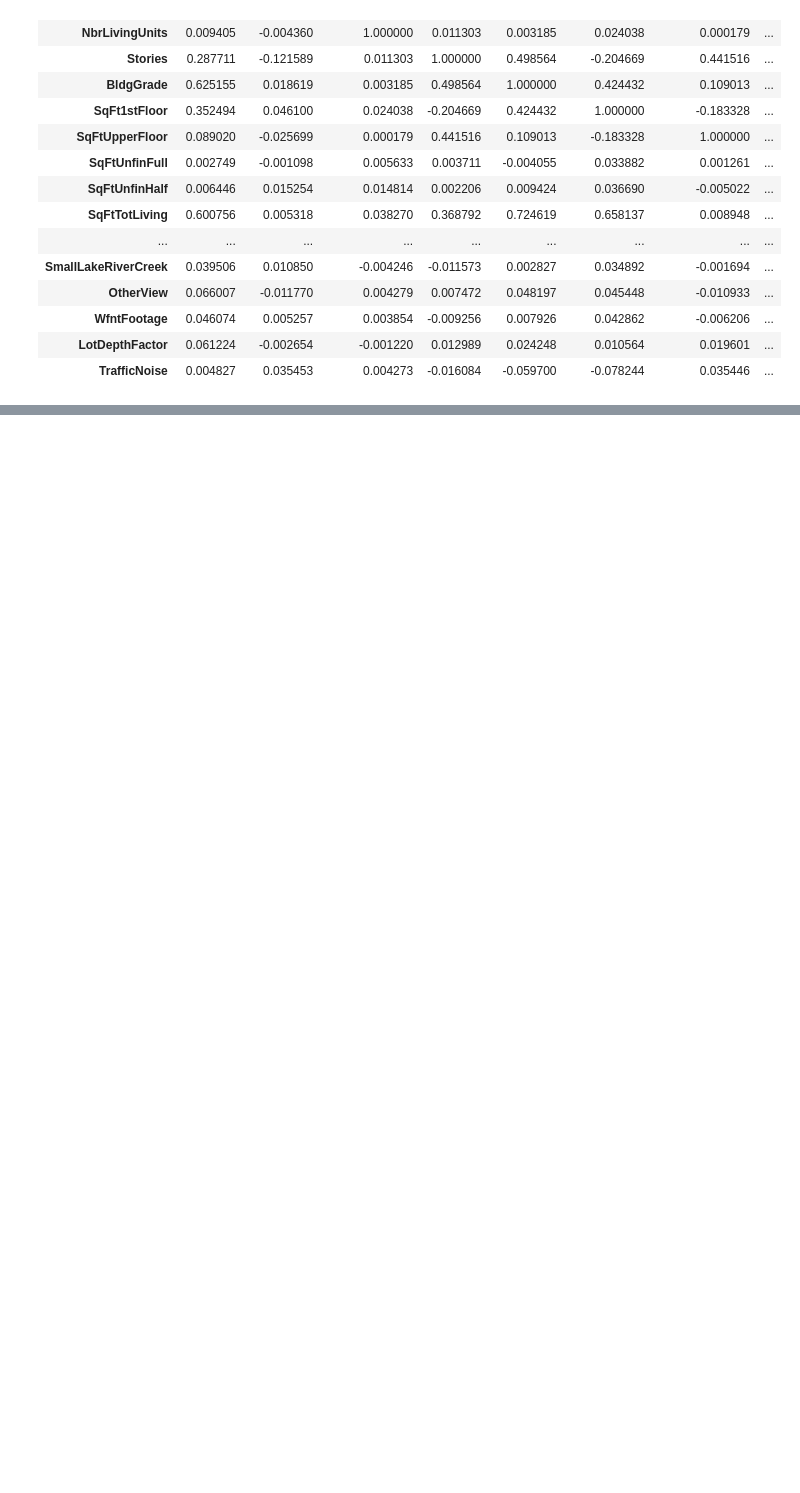
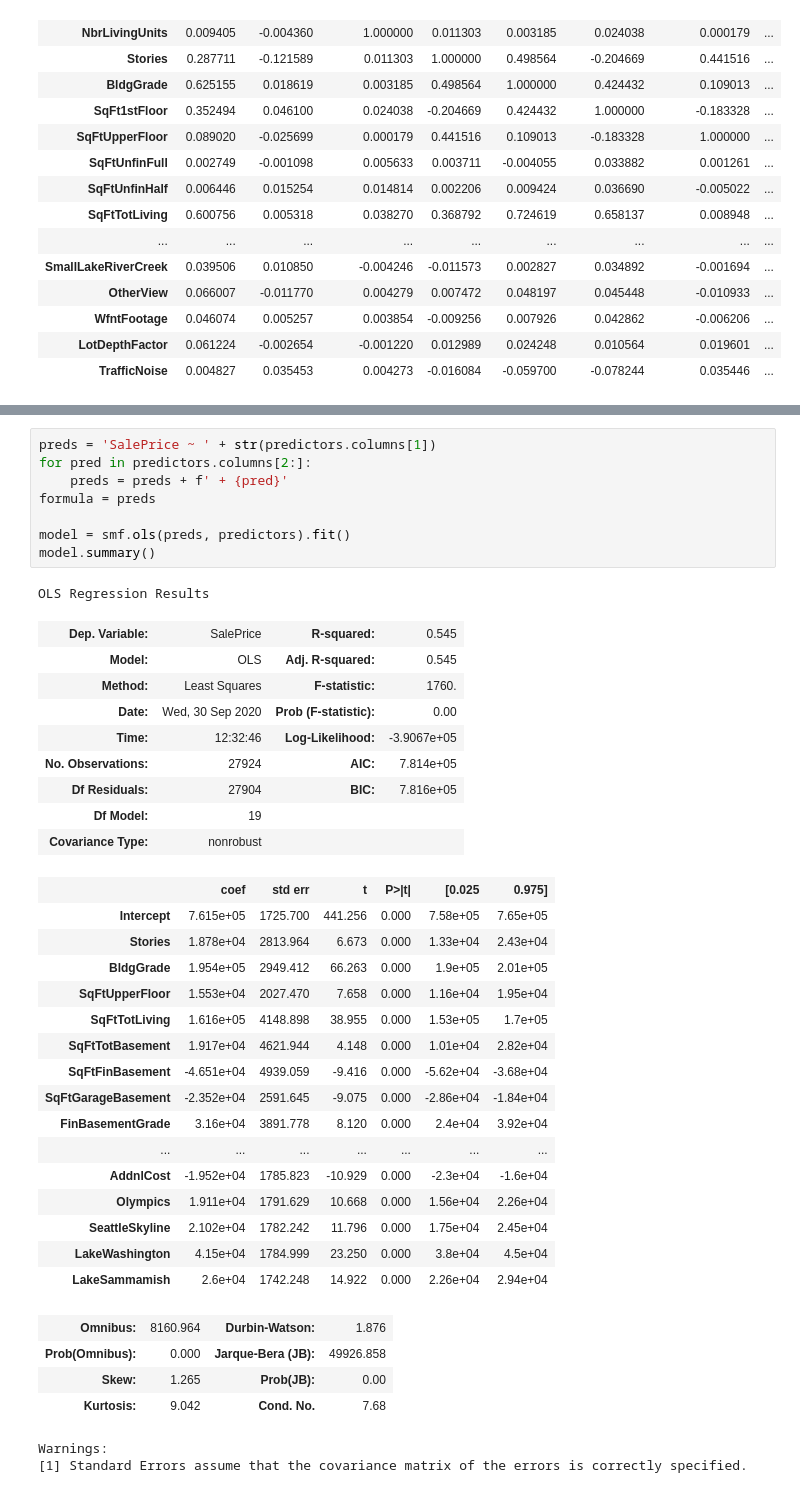
Before and after one commit to Jaccomando/phase_2_project_chicago-sf-seattle-ds-082420, a Jupyter notebook: exploratory/matt_model_testing.ipynb, the cells around one changed output, grey strips where cells are left out. Drawn from its saved outputs; the diff is of its cells as text; blank space fills up the shorter version.

```diff
--- a/exploratory/matt_model_testing.ipynb
+++ b/exploratory/matt_model_testing.ipynb
@@ -82,0 +148,41 @@ ordinal_features.corr()
+# %%
+preds = 'SalePrice ~ ' + str(predictors.columns[1])
+for pred in predictors.columns[2:]:
+    preds = preds + f' + {pred}'
+formula = preds
+
+model = smf.ols(preds, predictors).fit()
+model.summary()
+# %% [output]
+OLS Regression Results
+| Dep. Variable: | SalePrice | R-squared: | 0.545 |
+| Model: | OLS | Adj. R-squared: | 0.545 |
+| Method: | Least Squares | F-statistic: | 1760. |
+| Date: | Wed, 30 Sep 2020 | Prob (F-statistic): | 0.00 |
+| Time: | 12:32:46 | Log-Likelihood: | -3.9067e+05 |
+| No. Observations: | 27924 | AIC: | 7.814e+05 |
+| Df Residuals: | 27904 | BIC: | 7.816e+05 |
+| Df Model: | 19 |  |  |
+| Covariance Type: | nonrobust |  |  |
+|  | coef | std err | t | P>|t| | [0.025 | 0.975] |
+| Intercept | 7.615e+05 | 1725.700 | 441.256 | 0.000 | 7.58e+05 | 7.65e+05 |
+| Stories | 1.878e+04 | 2813.964 | 6.673 | 0.000 | 1.33e+04 | 2.43e+04 |
+| BldgGrade | 1.954e+05 | 2949.412 | 66.263 | 0.000 | 1.9e+05 | 2.01e+05 |
+| SqFtUpperFloor | 1.553e+04 | 2027.470 | 7.658 | 0.000 | 1.16e+04 | 1.95e+04 |
+| SqFtTotLiving | 1.616e+05 | 4148.898 | 38.955 | 0.000 | 1.53e+05 | 1.7e+05 |
+| SqFtTotBasement | 1.917e+04 | 4621.944 | 4.148 | 0.000 | 1.01e+04 | 2.82e+04 |
+| SqFtFinBasement | -4.651e+04 | 4939.059 | -9.416 | 0.000 | -5.62e+04 | -3.68e+04 |
+| SqFtGarageBasement | -2.352e+04 | 2591.645 | -9.075 | 0.000 | -2.86e+04 | -1.84e+04 |
+| FinBasementGrade | 3.16e+04 | 3891.778 | 8.120 | 0.000 | 2.4e+04 | 3.92e+04 |
+| ... | ... | ... | ... | ... | ... | ... |
+| AddnlCost | -1.952e+04 | 1785.823 | -10.929 | 0.000 | -2.3e+04 | -1.6e+04 |
+| Olympics | 1.911e+04 | 1791.629 | 10.668 | 0.000 | 1.56e+04 | 2.26e+04 |
+| SeattleSkyline | 2.102e+04 | 1782.242 | 11.796 | 0.000 | 1.75e+04 | 2.45e+04 |
+| LakeWashington | 4.15e+04 | 1784.999 | 23.250 | 0.000 | 3.8e+04 | 4.5e+04 |
+| LakeSammamish | 2.6e+04 | 1742.248 | 14.922 | 0.000 | 2.26e+04 | 2.94e+04 |
+| Omnibus: | 8160.964 | Durbin-Watson: | 1.876 |
+| Prob(Omnibus): | 0.000 | Jarque-Bera (JB): | 49926.858 |
+| Skew: | 1.265 | Prob(JB): | 0.00 |
+| Kurtosis: | 9.042 | Cond. No. | 7.68 |
+Warnings:
+[1] Standard Errors assume that the covariance matrix of the errors is correctly specified.
```
Also changed, not shown: parts of 11 cells of this notebook, 1 other file.
